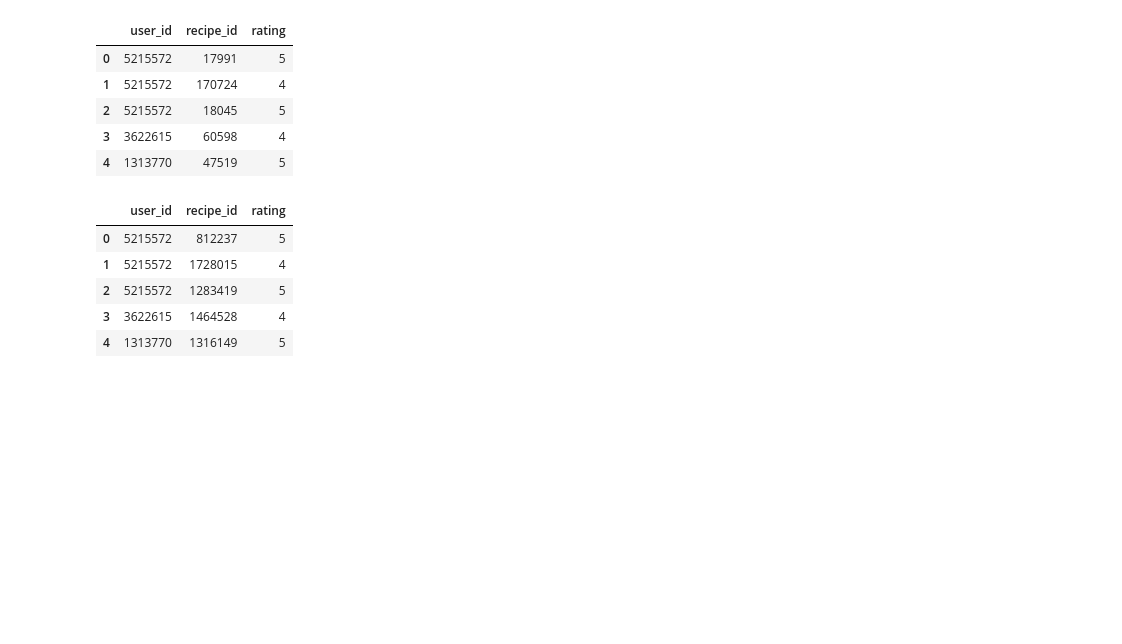
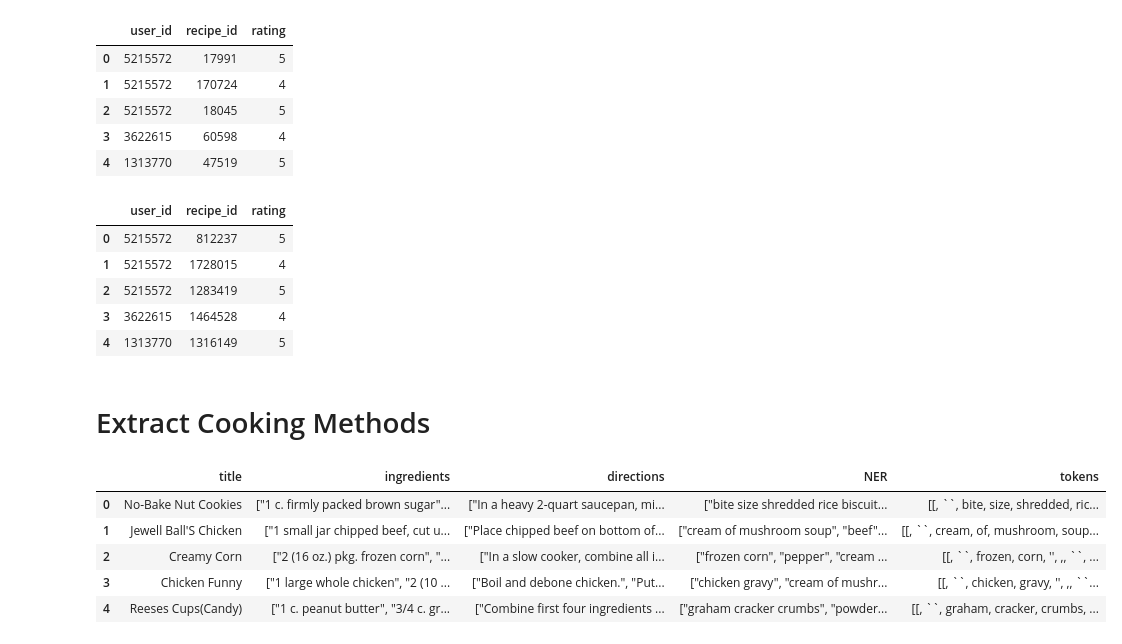
Before and after one commit to Late-Plate/AI-Models, a Jupyter notebook: Recipes Preprocessing.ipynb, the cells around one changed output. Cells and saved outputs as stored; diff of their text form; code cells hidden in the pictures; blank space fills up the shorter version.

Commit message:
Extracting the method of cooking Done

```diff
--- a/Recipes Preprocessing.ipynb
+++ b/Recipes Preprocessing.ipynb
@@ -181,3 +200,15 @@ rating.head()
 | 2 | 5215572 | 1283419 | 5 |
 | 3 | 3622615 | 1464528 | 4 |
 | 4 | 1313770 | 1316149 | 5 |
+# %% [markdown]
+# Extract Cooking Methods
+# %%
+recipe_pre = recipe2M_cleaned
+recipe_pre.head()
+# %% [output]
+|  | title | ingredients | directions | NER | tokens |
+| 0 | No-Bake Nut Cookies | ["1 c. firmly packed brown sugar"... | ["In a heavy 2-quart saucepan, mi... | ["bite size shredded rice biscuit... | [[, ``, bite, size, shredded, ric... |
+| 1 | Jewell Ball'S Chicken | ["1 small jar chipped beef, cut u... | ["Place chipped beef on bottom of... | ["cream of mushroom soup", "beef"... | [[, ``, cream, of, mushroom, soup... |
+| 2 | Creamy Corn | ["2 (16 oz.) pkg. frozen corn", "... | ["In a slow cooker, combine all i... | ["frozen corn", "pepper", "cream ... | [[, ``, frozen, corn, '', ,, ``, ... |
+| 3 | Chicken Funny | ["1 large whole chicken", "2 (10 ... | ["Boil and debone chicken.", "Put... | ["chicken gravy", "cream of mushr... | [[, ``, chicken, gravy, '', ,, ``... |
+| 4 | Reeses Cups(Candy) | ["1 c. peanut butter", "3/4 c. gr... | ["Combine first four ingredients ... | ["graham cracker crumbs", "powder... | [[, ``, graham, cracker, crumbs, ... |
```
Also changed, not shown: parts of 9 cells of this notebook.
